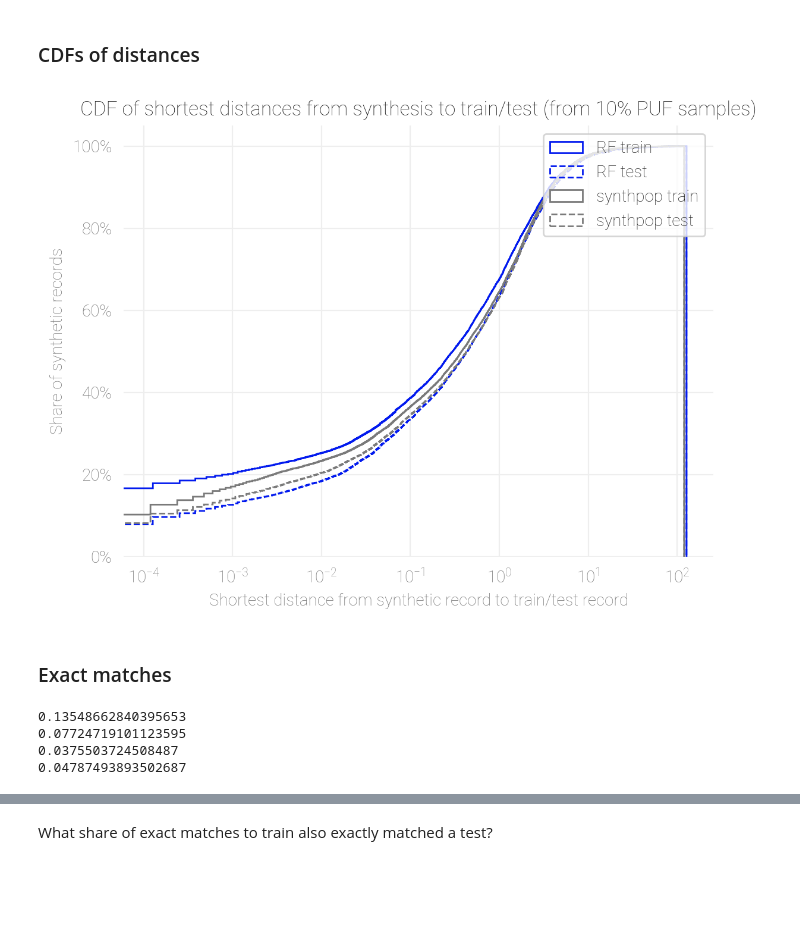
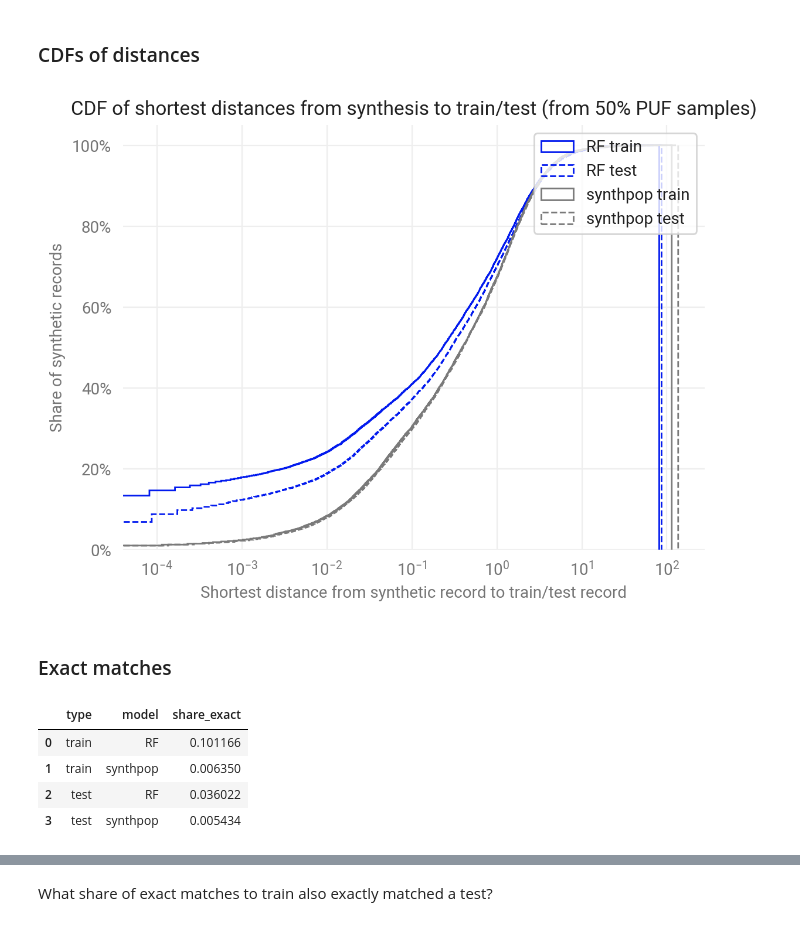
Before and after one commit to donboyd5/synpuf, a Jupyter notebook: analysis/disclosure/disclosure_risk.ipynb, the cells around one changed output, grey strips where cells are left out. Drawn from its saved outputs; the diff is of its cells as text; code cells hidden in the pictures; blank space fills up the shorter version.

Commit message:
Add disclosure risk notebook for 10% sample.

```diff
--- a/analysis/disclosure/disclosure_risk.ipynb
+++ b/analysis/disclosure/disclosure_risk.ipynb
@@ -42,12 +42,12 @@ mpl.rcParams['ytick.color'] = AXIS_COLOR
 # %% [markdown]
 ### Load data
 # %%
-rf_synth = pd.read_csv('~/Downloads/puf_synth_10p_sample.csv')
-synthpop = pd.read_csv('~/Downloads/synthpop_samp.csv')
-train = pd.read_csv('~/Downloads/puf_10p_sample_train.csv')
-test = pd.read_csv('~/Downloads/puf_10p_sample_test.csv')
-nearest_rf = pd.read_csv('~/Downloads/nearest_synpuf7.csv')
-nearest_synthpop = pd.read_csv('~/Downloads/nearest_synthpop_samp.csv')
+rf_synth = pd.read_csv('~/Downloads/puf_synth_50p_sample.csv')
+synthpop = pd.read_csv('~/Downloads/puf_synthpop_50p_sample.csv')
+train = pd.read_csv('~/Downloads/puf_50p_sample_train.csv')
+test = pd.read_csv('~/Downloads/puf_50p_sample_test.csv')
+nearest_rf = pd.read_csv('~/Downloads/nearest_rf_50p.csv')
+nearest_synthpop = pd.read_csv('~/Downloads/nearest_synthpop_50p.csv')
 # %% [markdown]
 ## Examine results
 # %%
@@ -152,35 +194,37 @@ plt.show()
 # %%
 # Plot the four series.
 BINS = 1000000
 ax = nearest_rf.train_dist.hist(cumulative=True, density=1, bins=BINS, color='#021aee', histtype='step')
 nearest_rf.test_dist.hist(cumulative=True, density=1, bins=BINS, histtype='step', color='#021aee', ls='--')
 nearest_synthpop.train_dist.hist(cumulative=True, density=1, bins=BINS, histtype='step', color='#7a7a7a')
 nearest_synthpop.test_dist.hist(cumulative=True, density=1, bins=BINS, histtype='step', color='#7a7a7a', ls='--')
 # Formatting.
 ax.yaxis.set_major_formatter(mpl.ticker.FuncFormatter(
     lambda y, _: '{:.0%}'.format(y)))
 ax.grid(color='#eeeeee')
 sns.despine(left=True, bottom=True)
 plt.xscale('log')
 plt.legend(['RF train', 'RF test', 'synthpop train', 'synthpop test'])
 ax.set(xlabel='Shortest distance from synthetic record to train/test record',
        ylabel='Share of synthetic records')
-plt.title('CDF of shortest distances from synthesis to train/test (from 10% PUF samples)')
+plt.title('CDF of shortest distances from synthesis to train/test (from 50% PUF samples)')
 plt.show()
 # %% [output]
-[figure, old version]
+[figure, new version]
 # %% [markdown]
 ### Exact matches
 # %%
-print((nearest_rf.train_dist == 0).mean())
-
-print((nearest_synthpop.train_dist == 0).mean())
-
-print((nearest_rf.test_dist == 0).mean())
-
-print((nearest_synthpop.test_dist == 0).mean())
+exact_matches = pd.DataFrame({
+    'type': ['train', 'train', 'test', 'test'],
+    'model': ['RF', 'synthpop', 'RF', 'synthpop'],
+    'share_exact': [(nearest_rf.train_dist == 0).mean(),
+                    (nearest_synthpop.train_dist == 0).mean(),
+                    (nearest_rf.test_dist == 0).mean(),
+                    (nearest_synthpop.test_dist == 0).mean()]})
+exact_matches
 # %% [output]
-0.13548662840395653
-0.07724719101123595
-0.0375503724508487
-0.04787493893502687
+|  | type | model | share_exact |
+| 0 | train | RF | 0.101166 |
+| 1 | train | synthpop | 0.006350 |
+| 2 | test | RF | 0.036022 |
+| 3 | test | synthpop | 0.005434 |
```
Also changed, not shown: parts of 19 cells of this notebook, 2 other files.
